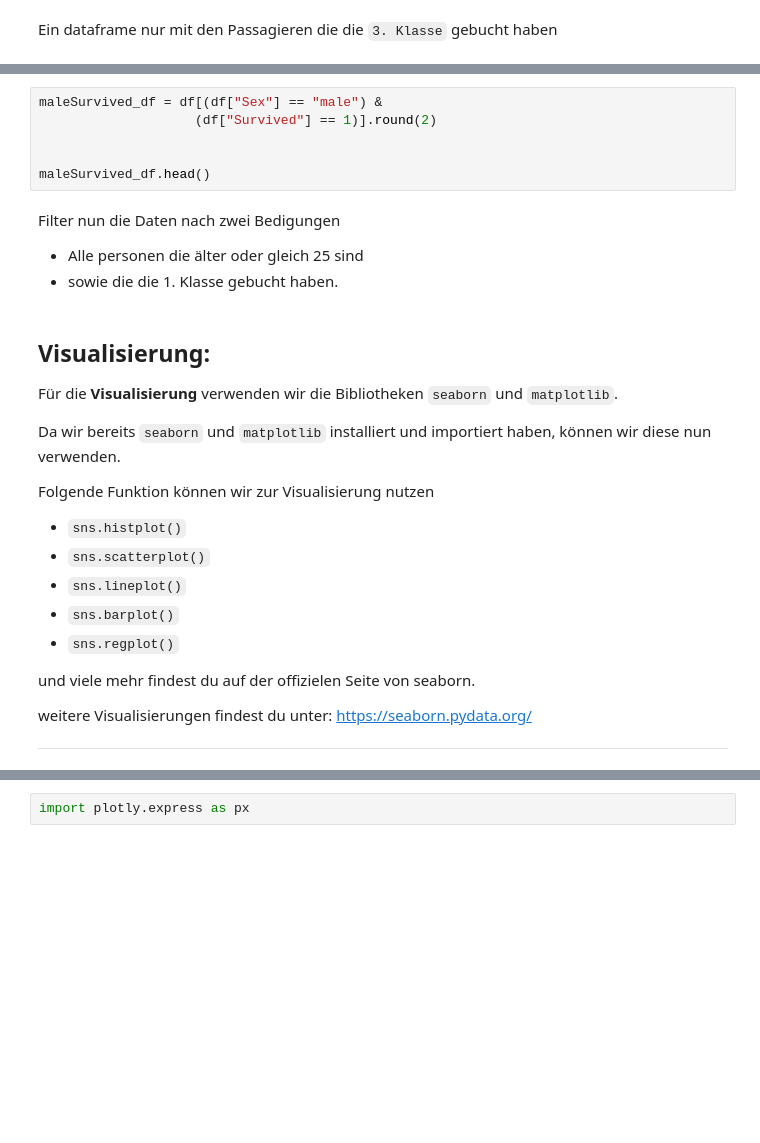
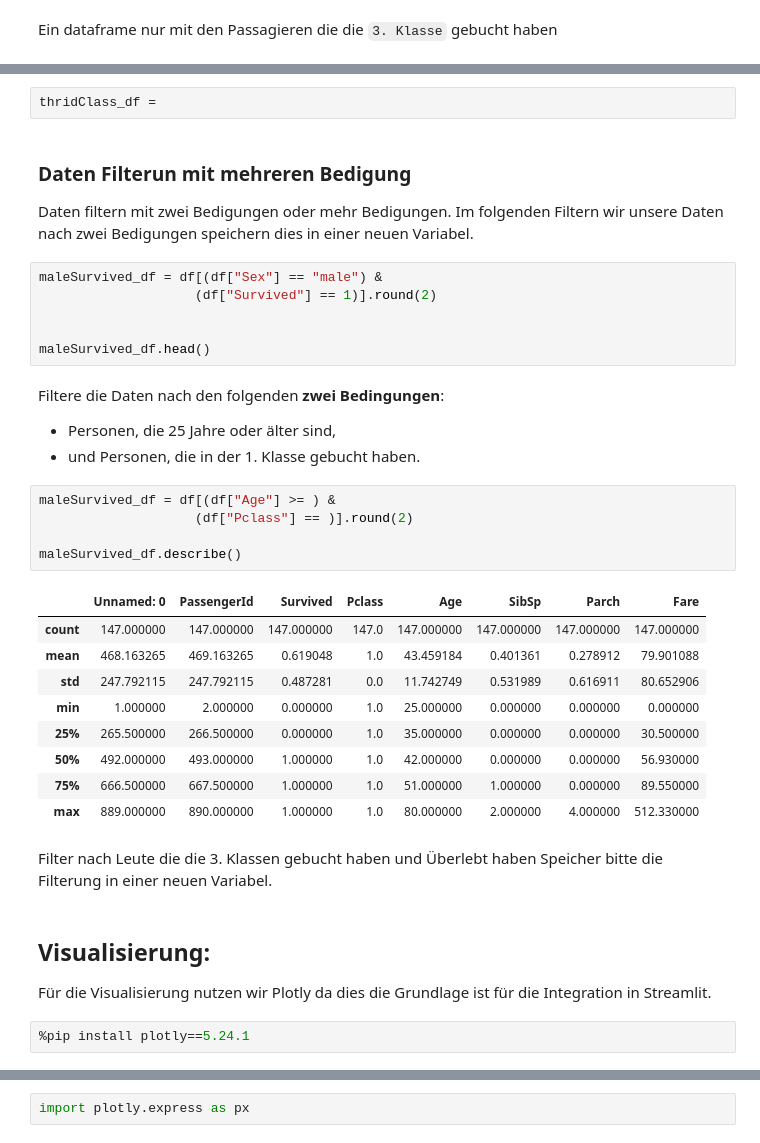
Before and after one commit to RiccardoDAndrea/Python-Crashkurs, a Jupyter notebook: Blockwoche/Task_3_Python_packages.ipynb, the cells around one changed output, grey strips where cells are left out. Cells and saved outputs as stored; diff of their text form; blank space fills up the shorter version.

```diff
--- a/Blockwoche/Task_3_Python_packages.ipynb
+++ b/Blockwoche/Task_3_Python_packages.ipynb
@@ -207,3 +256,9 @@ Daten filtern mit zwei Bedigungen oder mehr Bedigungen
+# %%
+thridClass_df =
+# %% [markdown]
+### Daten Filterun mit mehreren Bedigung
+Daten filtern mit zwei Bedigungen oder mehr Bedigungen.
+Im folgenden Filtern wir unsere Daten nach zwei Bedigungen speichern dies in einer neuen Variabel.
 # %%
 maleSurvived_df = df[(df["Sex"] == "male") &
                     (df["Survived"] == 1)].round(2)
@@ -211,29 +266,31 @@ maleSurvived_df = df[(df["Sex"] == "male") &
 
 maleSurvived_df.head()
 # %% [markdown]
-Filter nun die Daten nach zwei Bedigungen
-- Alle personen die älter oder gleich 25 sind
-- sowie die die 1. Klasse gebucht haben.
+Filtere die Daten nach den folgenden **zwei Bedingungen**:
+
+- Personen, die 25 Jahre oder älter sind,
+- und Personen, die in der 1. Klasse gebucht haben.
-# %% [markdown]
-Visualisierung:
----
-
-Für die **Visualisierung** verwenden wir die Bibliotheken `seaborn` und `matplotlib`.
-
-Da wir bereits `seaborn` und `matplotlib` installiert und importiert haben, können wir diese nun verwenden.
-
-Folgende Funktion können wir zur Visualisierung nutzen
-
-- `sns.histplot()`
-- `sns.scatterplot()`
-- `sns.lineplot()`
-- `sns.barplot()`
-- `sns.regplot()`
-
-
-und viele mehr findest du auf der offizielen Seite von seaborn.
-
-
-weitere Visualisierungen findest du unter: https://seaborn.pydata.org/
-
----
+# %%
+maleSurvived_df = df[(df["Age"] >= ) &
+                    (df["Pclass"] == )].round(2)
+
+maleSurvived_df.describe()
+# %% [output]
+|  | Unnamed: 0 | PassengerId | Survived | Pclass | Age | SibSp | Parch | Fare |
+| count | 147.000000 | 147.000000 | 147.000000 | 147.0 | 147.000000 | 147.000000 | 147.000000 | 147.000000 |
+| mean | 468.163265 | 469.163265 | 0.619048 | 1.0 | 43.459184 | 0.401361 | 0.278912 | 79.901088 |
+| std | 247.792115 | 247.792115 | 0.487281 | 0.0 | 11.742749 | 0.531989 | 0.616911 | 80.652906 |
+| min | 1.000000 | 2.000000 | 0.000000 | 1.0 | 25.000000 | 0.000000 | 0.000000 | 0.000000 |
+| 25% | 265.500000 | 266.500000 | 0.000000 | 1.0 | 35.000000 | 0.000000 | 0.000000 | 30.500000 |
+| 50% | 492.000000 | 493.000000 | 1.000000 | 1.0 | 42.000000 | 0.000000 | 0.000000 | 56.930000 |
+| 75% | 666.500000 | 667.500000 | 1.000000 | 1.0 | 51.000000 | 1.000000 | 0.000000 | 89.550000 |
+| max | 889.000000 | 890.000000 | 1.000000 | 1.0 | 80.000000 | 2.000000 | 4.000000 | 512.330000 |
+# %% [markdown]
+Filter nach Leute die die 3. Klassen gebucht haben und Überlebt haben
+Speicher bitte die Filterung in einer neuen Variabel.
+# %% [markdown]
+Visualisierung:
+---
+Für die Visualisierung nutzen wir Plotly da dies die Grundlage ist für die Integration in Streamlit.
+# %%
+%pip install plotly==5.24.1
```
Also changed, not shown: parts of 41 cells of this notebook.
